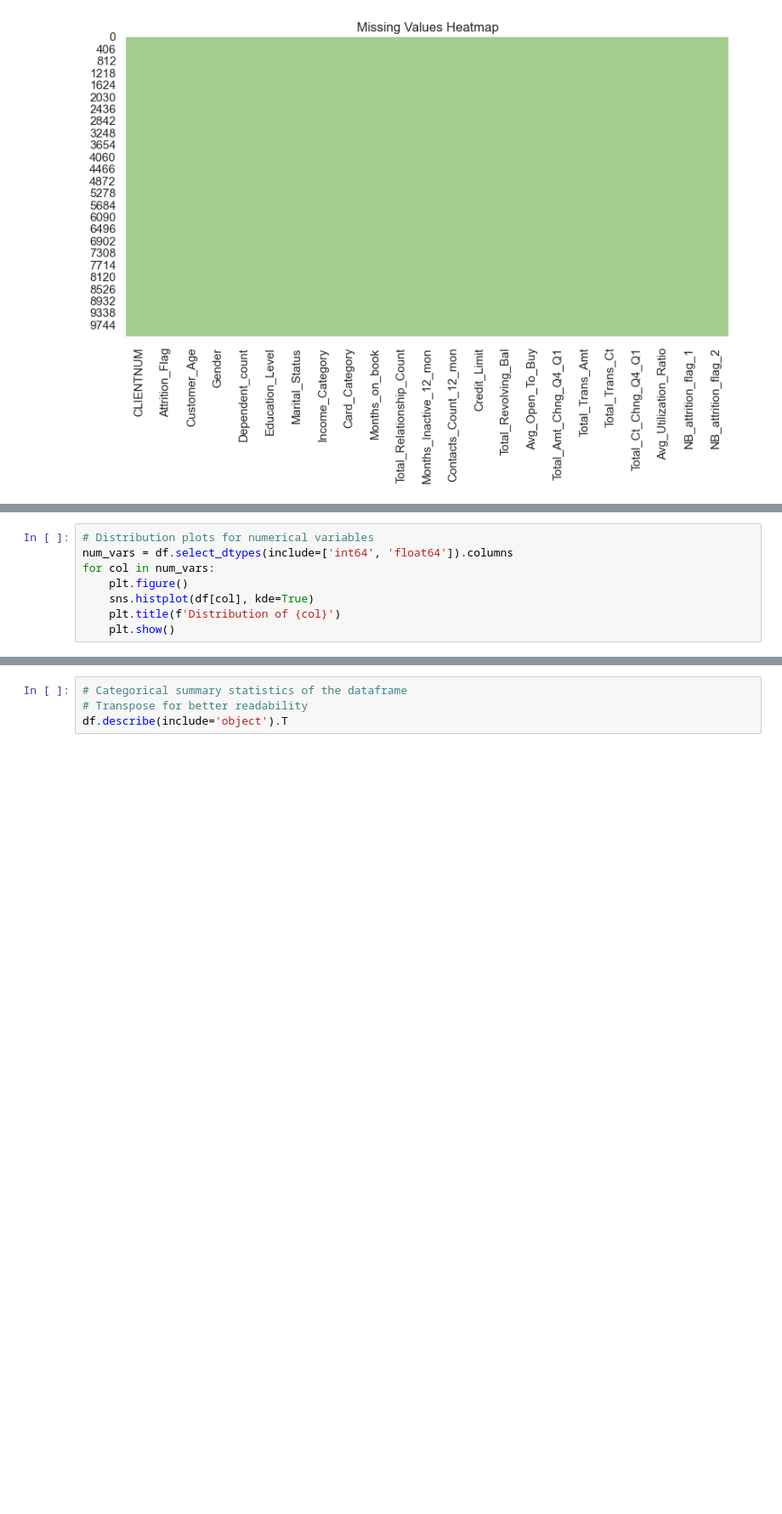
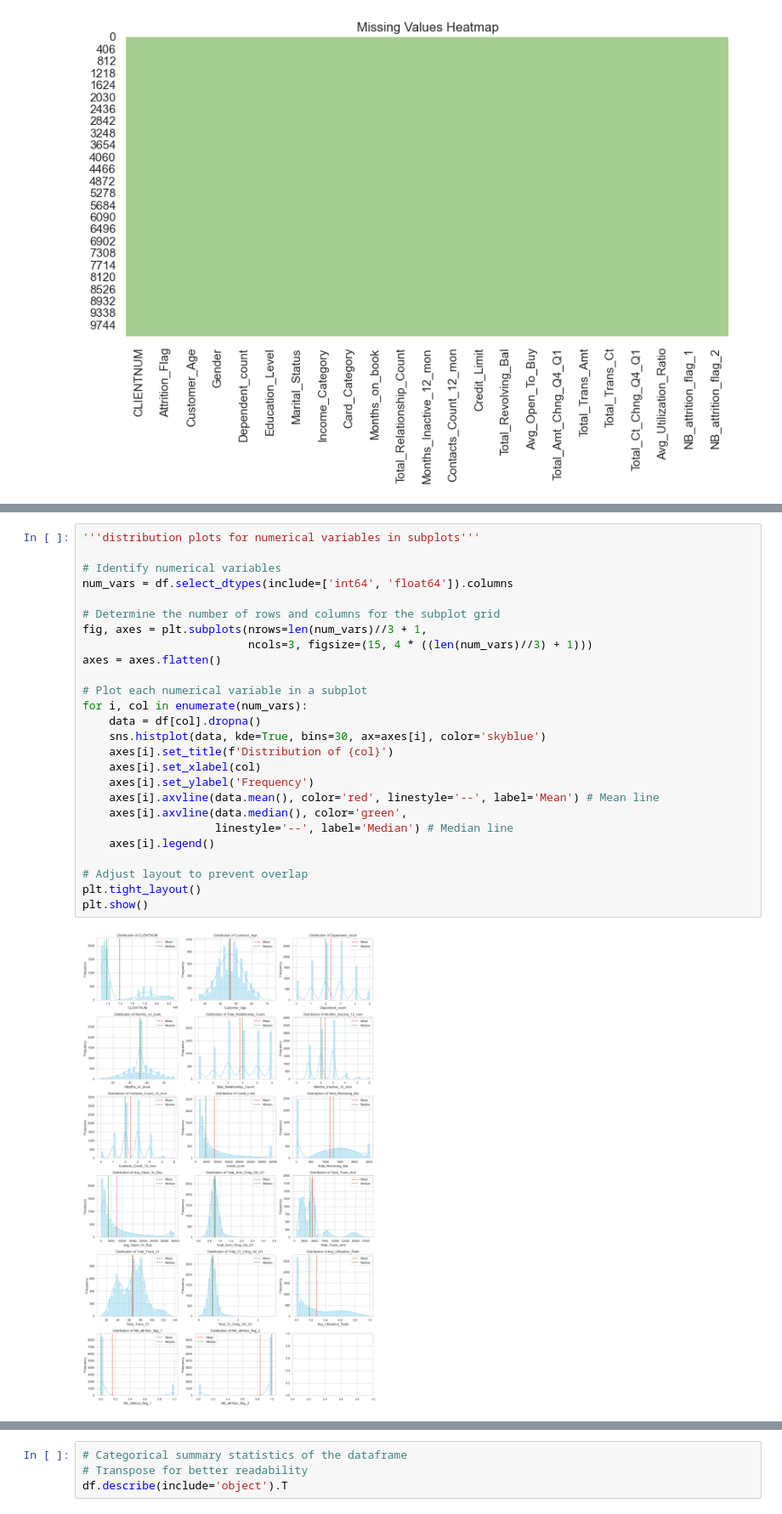
Before and after one commit to Mikeecee1/Team1_Hackathon, a Jupyter notebook: jupyter_notebooks/Extraction.ipynb, the cells around one changed output, grey strips where cells are left out. Shown at 85% size. Saved outputs shown, nothing was run; the diff lists cells and outputs as text; blank space fills up the shorter version.

Commit message:
Re added y-data

```diff
--- a/jupyter_notebooks/Extraction.ipynb
+++ b/jupyter_notebooks/Extraction.ipynb
@@ -154,11 +154,3 @@ df.describe().T
 | Avg_Utilization_Ratio | 10127.0 | 2.748936e-01 | 2.756915e-01 | 0.000000e+00 | 2.300000e-02 | 1.760000e-01 | 5.030000e-01 | 9.990000e-01 |
 | NB_attrition_flag_1 | 10127.0 | 1.599975e-01 | 3.653010e-01 | 7.664200e-06 | 9.898300e-05 | 1.814600e-04 | 3.373000e-04 | 9.995800e-01 |
 | NB_attrition_flag_2 | 10127.0 | 8.400026e-01 | 3.653010e-01 | 4.199800e-04 | 9.996600e-01 | 9.998200e-01 | 9.999000e-01 | 9.999900e-01 |
-# %%
-# Distribution plots for numerical variables
-num_vars = df.select_dtypes(include=['int64', 'float64']).columns
-for col in num_vars:
-    plt.figure()
-    sns.histplot(df[col], kde=True)
-    plt.title(f'Distribution of {col}')
-    plt.show()
@@ -178,0 +157,28 @@ for col in num_vars:
+# %%
+'''distribution plots for numerical variables in subplots'''
+
+# Identify numerical variables
+num_vars = df.select_dtypes(include=['int64', 'float64']).columns
+
+# Determine the number of rows and columns for the subplot grid
+fig, axes = plt.subplots(nrows=len(num_vars)//3 + 1,
+                         ncols=3, figsize=(15, 4 * ((len(num_vars)//3) + 1)))
+axes = axes.flatten()
+
+# Plot each numerical variable in a subplot
+for i, col in enumerate(num_vars):
+    data = df[col].dropna()
+    sns.histplot(data, kde=True, bins=30, ax=axes[i], color='skyblue')
+    axes[i].set_title(f'Distribution of {col}')
+    axes[i].set_xlabel(col)
+    axes[i].set_ylabel('Frequency')
+    axes[i].axvline(data.mean(), color='red', linestyle='--', label='Mean') # Mean line
+    axes[i].axvline(data.median(), color='green',
+                    linestyle='--', label='Median') # Median line
+    axes[i].legend()
+
+# Adjust layout to prevent overlap
+plt.tight_layout()
+plt.show()
+# %% [output]
+[figure, added]
```
Also changed, not shown: parts of 8 cells of this notebook, 3 other files.
